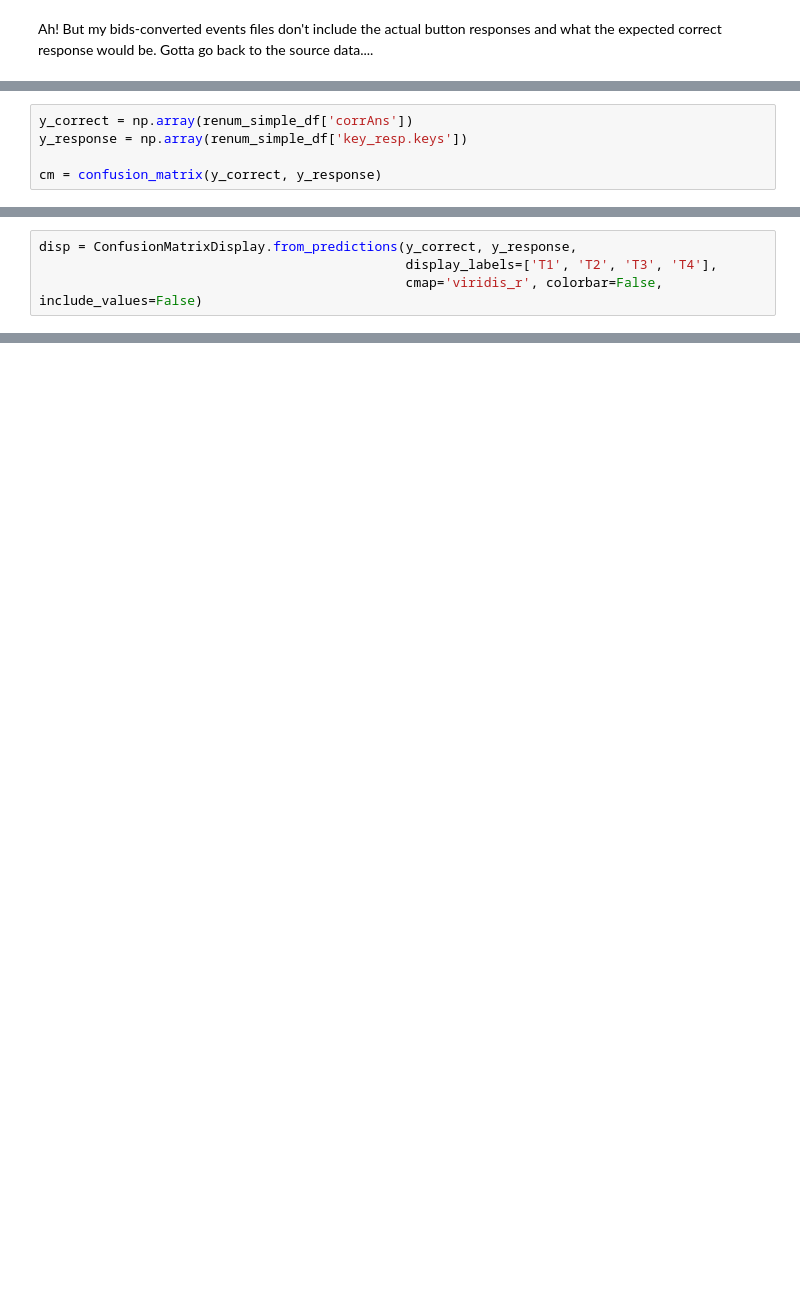
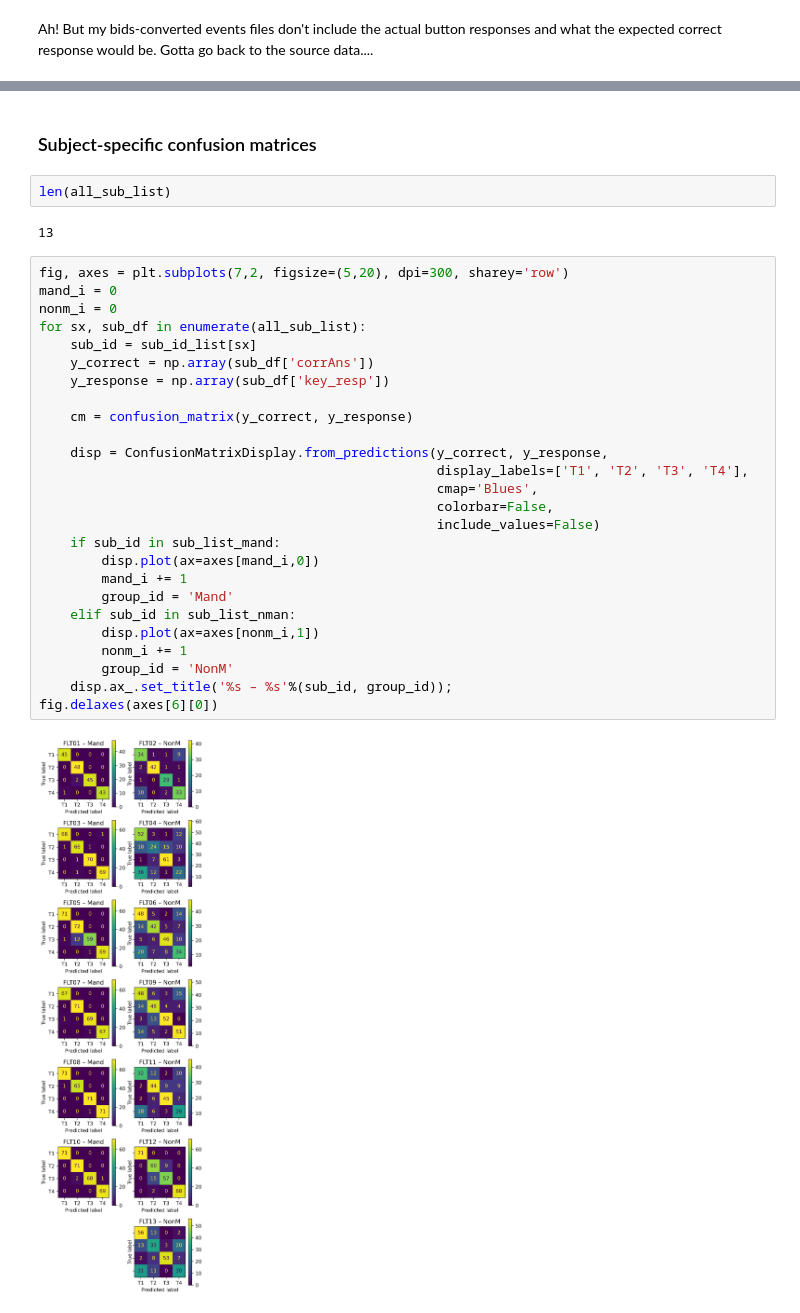
Before and after one commit to sitek/auditory_category_learning, a Jupyter notebook: behavior_analysis.ipynb, the cells around one changed output, grey strips where cells are left out. Cells and saved outputs as stored; diff of their text form; blank space fills up the shorter version.

```diff
--- a/behavior_analysis.ipynb
+++ b/behavior_analysis.ipynb
@@ -127,5 +11,0 @@ from sklearn.metrics import confusion_matrix, ConfusionMatrixDisplay
-# %%
-y_correct = np.array(renum_simple_df['corrAns'])
-y_response = np.array(renum_simple_df['key_resp.keys'])
-
-cm = confusion_matrix(y_correct, y_response)
@@ -141,4 +11,0 @@ array([[25,  0,  0,  0],
-# %%
-disp = ConfusionMatrixDisplay.from_predictions(y_correct, y_response,
-                                               display_labels=['T1', 'T2', 'T3', 'T4'],
-                                               cmap='viridis_r', colorbar=False, include_values=False)
@@ -150,0 +203,34 @@ import sklearn; sklearn.__version__
+# %% [markdown]
+### Subject-specific confusion matrices
+# %%
+len(all_sub_list)
+# %% [output]
+13
+# %%
+fig, axes = plt.subplots(7,2, figsize=(5,20), dpi=300, sharey='row')
+mand_i = 0
+nonm_i = 0
+for sx, sub_df in enumerate(all_sub_list):
+    sub_id = sub_id_list[sx]
+    y_correct = np.array(sub_df['corrAns'])
+    y_response = np.array(sub_df['key_resp'])
+
+    cm = confusion_matrix(y_correct, y_response)
+
+    disp = ConfusionMatrixDisplay.from_predictions(y_correct, y_response,
+                                                   display_labels=['T1', 'T2', 'T3', 'T4'],
+                                                   cmap='Blues',
+                                                   colorbar=False,
+                                                   include_values=False)
+    if sub_id in sub_list_mand:
+        disp.plot(ax=axes[mand_i,0])
+        mand_i += 1
+        group_id = 'Mand'
+    elif sub_id in sub_list_nman:
+        disp.plot(ax=axes[nonm_i,1])
+        nonm_i += 1
+        group_id = 'NonM'
+    disp.ax_.set_title('%s – %s'%(sub_id, group_id));
+fig.delaxes(axes[6][0])
+# %% [output]
+[figure, added]
```
Also changed, not shown: parts of 32 cells of this notebook.
